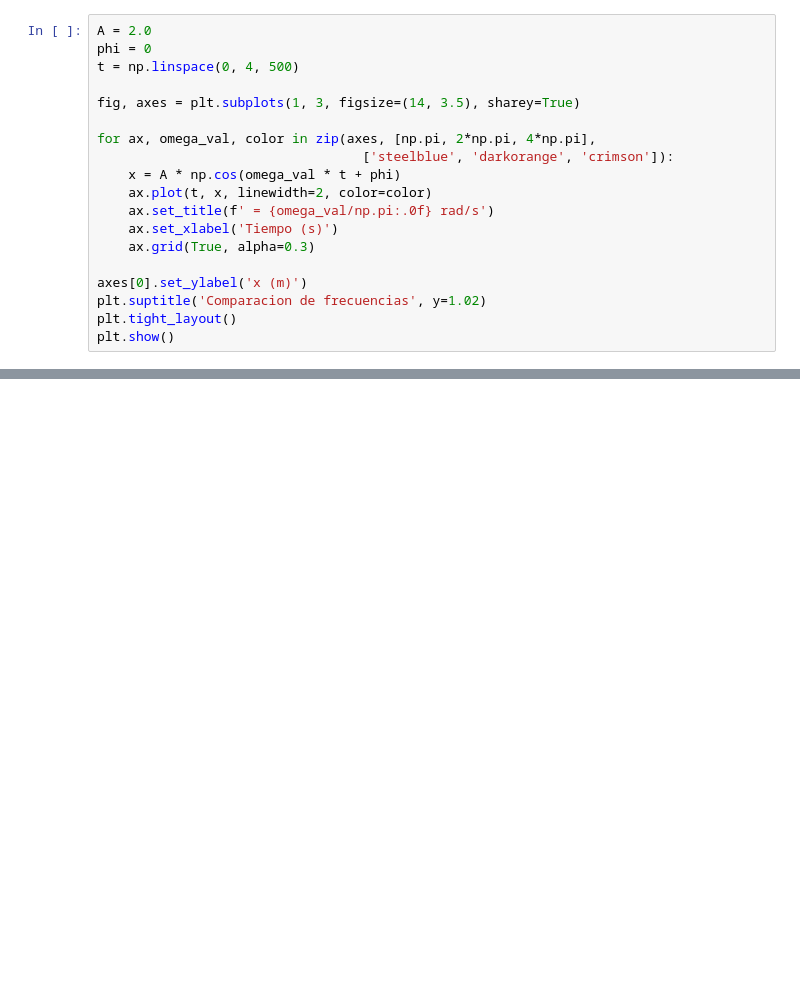
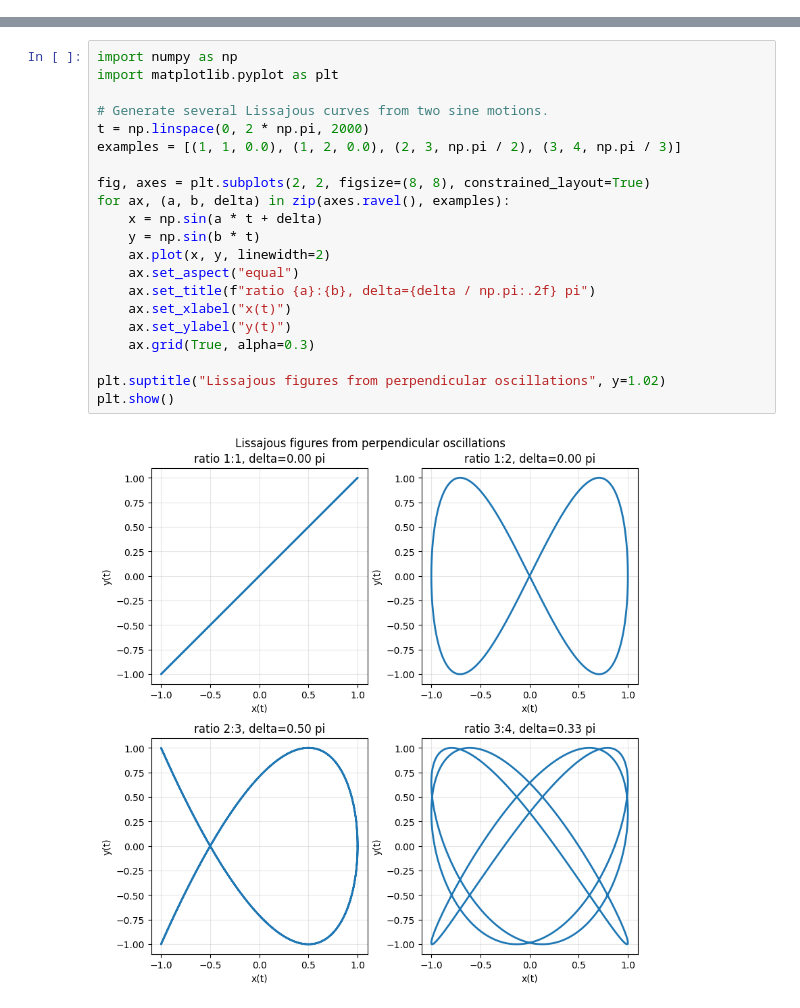
Before and after one commit to elloza/teachbook_usal_template, a Jupyter notebook: book/es/02_grados/grado_fisica/oscilador_armonico.ipynb, the cells around one changed output, grey strips where cells are left out. Saved outputs shown, nothing was run; the diff lists cells and outputs as text; blank space fills up the shorter version.

```diff
--- a/book/es/02_grados/grado_fisica/oscilador_armonico.ipynb
+++ b/book/es/02_grados/grado_fisica/oscilador_armonico.ipynb
@@ -40,19 +0,0 @@ Puedes experimentar cambiando los valores de `A`, `omega` y `phi` en la celda an
-# %%
-A = 2.0
-phi = 0
-t = np.linspace(0, 4, 500)
-
-fig, axes = plt.subplots(1, 3, figsize=(14, 3.5), sharey=True)
-
-for ax, omega_val, color in zip(axes, [np.pi, 2*np.pi, 4*np.pi],
-                                  ['steelblue', 'darkorange', 'crimson']):
-    x = A * np.cos(omega_val * t + phi)
-    ax.plot(t, x, linewidth=2, color=color)
-    ax.set_title(f' = {omega_val/np.pi:.0f} rad/s')
-    ax.set_xlabel('Tiempo (s)')
-    ax.grid(True, alpha=0.3)
-
-axes[0].set_ylabel('x (m)')
-plt.suptitle('Comparacion de frecuencias', y=1.02)
-plt.tight_layout()
-plt.show()
@@ -67,0 +30,23 @@ el movimiento con las propiedades físicas del sistema.
+# %%
+import numpy as np
+import matplotlib.pyplot as plt
+
+# Generate several Lissajous curves from two sine motions.
+t = np.linspace(0, 2 * np.pi, 2000)
+examples = [(1, 1, 0.0), (1, 2, 0.0), (2, 3, np.pi / 2), (3, 4, np.pi / 3)]
+
+fig, axes = plt.subplots(2, 2, figsize=(8, 8), constrained_layout=True)
+for ax, (a, b, delta) in zip(axes.ravel(), examples):
+    x = np.sin(a * t + delta)
+    y = np.sin(b * t)
+    ax.plot(x, y, linewidth=2)
+    ax.set_aspect("equal")
+    ax.set_title(f"ratio {a}:{b}, delta={delta / np.pi:.2f} pi")
+    ax.set_xlabel("x(t)")
+    ax.set_ylabel("y(t)")
+    ax.grid(True, alpha=0.3)
+
+plt.suptitle("Lissajous figures from perpendicular oscillations", y=1.02)
+plt.show()
+# %% [output]
+[figure, added]
```
Also changed, not shown: parts of 12 cells of this notebook, 6 other files.
